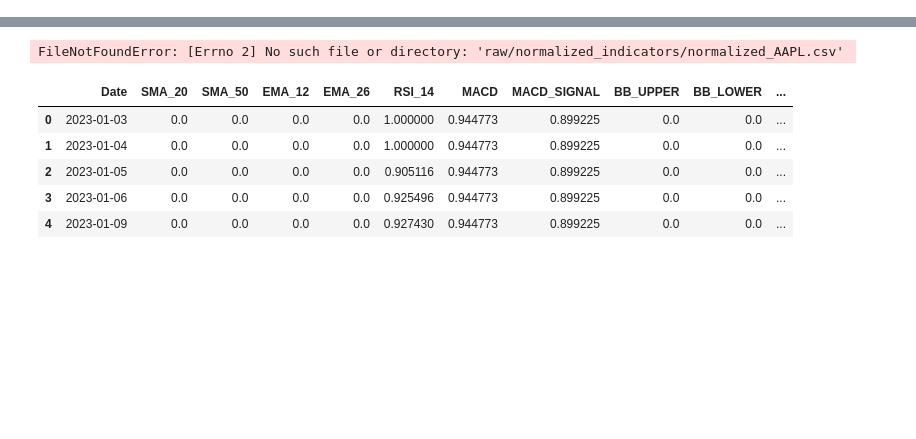
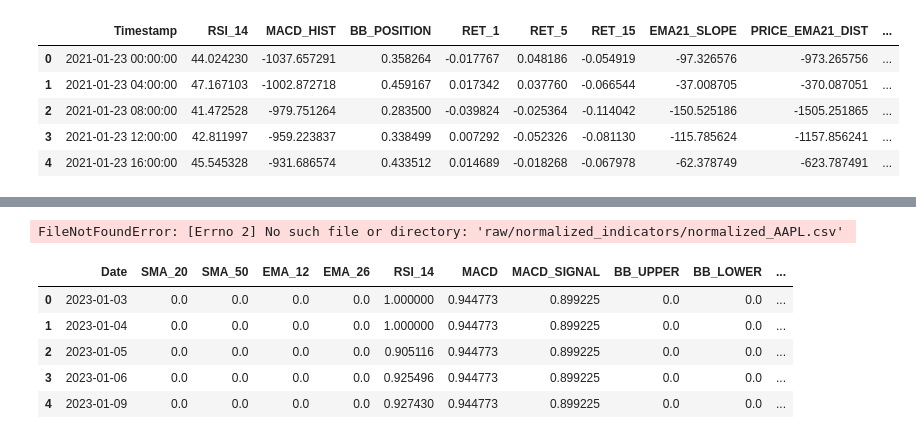
Before and after one commit to Aditya-gautam21/quantTrader, a Jupyter notebook: backend/ml_training.ipynb, the cells around one changed output, grey strips where cells are left out. Saved outputs shown, nothing was run; the diff lists cells and outputs as text; code cells hidden in the pictures; blank space fills up the shorter version.

```diff
--- a/backend/fata.ipynb
+++ b/backend/ml_training.ipynb
@@ -37 +40,10 @@ aapl
+# %%
+indicators.head()
+# %% [output]
+|  | Timestamp | RSI_14 | MACD_HIST | BB_POSITION | RET_1 | RET_5 | RET_15 | EMA21_SLOPE | PRICE_EMA21_DIST | ... |
+| 0 | 2021-01-23 00:00:00 | 44.024230 | -1037.657291 | 0.358264 | -0.017767 | 0.048186 | -0.054919 | -97.326576 | -973.265756 | ... |
+| 1 | 2021-01-23 04:00:00 | 47.167103 | -1002.872718 | 0.459167 | 0.017342 | 0.037760 | -0.066544 | -37.008705 | -370.087051 | ... |
+| 2 | 2021-01-23 08:00:00 | 41.472528 | -979.751264 | 0.283500 | -0.039824 | -0.025364 | -0.114042 | -150.525186 | -1505.251865 | ... |
+| 3 | 2021-01-23 12:00:00 | 42.811997 | -959.223837 | 0.338499 | 0.007292 | -0.052326 | -0.081130 | -115.785624 | -1157.856241 | ... |
+| 4 | 2021-01-23 16:00:00 | 45.545328 | -931.686574 | 0.433512 | 0.014689 | -0.018268 | -0.067978 | -62.378749 | -623.787491 | ... |
 # %%
```
Also changed, not shown: parts of 4 cells of this notebook, 3 other files.
